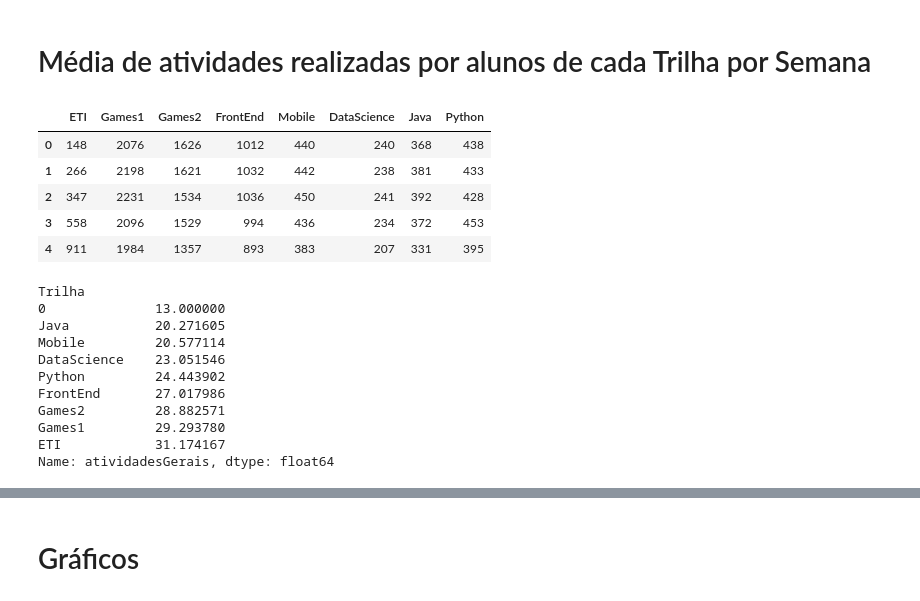
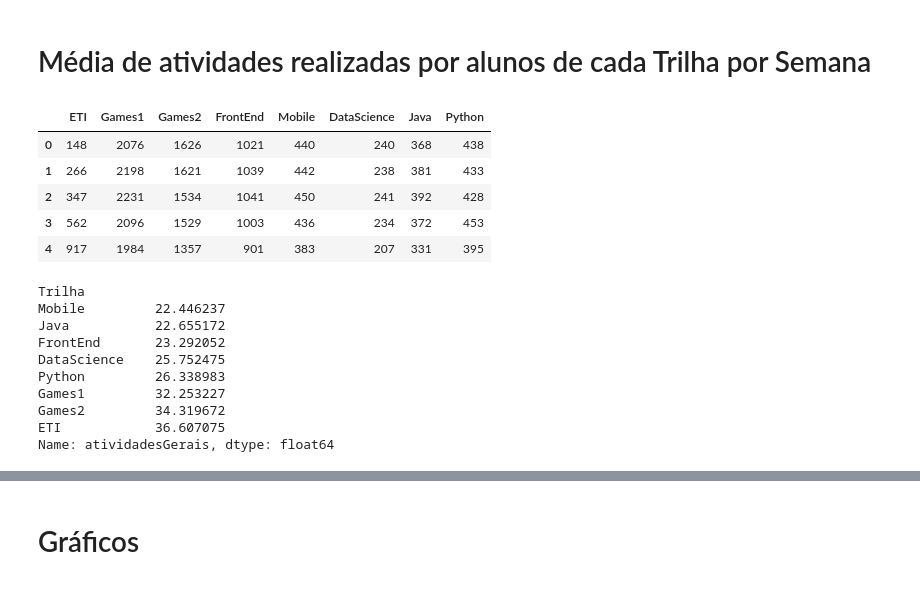
Before and after one commit to marcelopaludetto/aulao-datascience, a Jupyter notebook: aulaoDataScience_atualizado.ipynb, the cells around one changed output, grey strips where cells are left out. Saved outputs shown, nothing was run; the diff lists cells and outputs as text; code cells hidden in the pictures.

```diff
--- a/aulaoDataScience_atualizado.ipynb
+++ b/aulaoDataScience_atualizado.ipynb
@@ -329,3 +306,8 @@ dados[0]
+# %%
+for j in range(N):
+  index = dados[j]['turmaTrilha'].astype(str).str[:2]
+  dados[j]['Trilha'] = index
+  dados[j].Trilha = dados[j].Trilha.map(trilha)
 # %%
 dados[24].Trilha.value_counts()
 # %% [output]
@@ -343,10 +324,10 @@ Name: Trilha, dtype: int64
 # Analisando o número de atividades feitas por semana
 # %%
 alunosAtivosDaSemana = [];
-for i in range(26):
+for i in range(N):
   alunosAtivosDaSemana.append(dados[i].query("atividadesGerais > 0"))
 # %%
-for i in range(26):
+for i in range(N):
   print('Na semana {} foram realidas {} atividades'.format(i+1,sum(alunosAtivosDaSemana[i].atividadesFeitas)))
 # %% [output]
 Na semana 1 foram realidas 28573 atividades
@@ -369,6 +350,6 @@ Na semana 26 foram realidas 34580 atividades
 # %%
 grafico = [];
-for i in range(26):
+for i in range(N):
   grafico.append(sum(alunosAtivosDaSemana[i].atividadesFeitas))
 # %%
 grafico1 = pd.DataFrame({'atividades feitas por semana' : grafico})
@@ -386,35 +367,34 @@ alunosAtivosDaSemana[1].data.count()
 # %% [markdown]
 # Média de atividades realizadas por alunos de cada Trilha por Semana
 # %%
-alunos_semana = pd.DataFrame({'ETI':[alunosAtivosDaSemana[i].query("Trilha == 'ETI'").data.count() for i in range(26)],
-              'Games1':[alunosAtivosDaSemana[i].query("Trilha == 'Games1'").data.count() for i in range(26)],
-              'Games2': [alunosAtivosDaSemana[i].query("Trilha == 'Games2'").data.count() for i in range(26)],
-              'FrontEnd':[alunosAtivosDaSemana[i].query("Trilha == 'FrontEnd'").data.count() for i in range(26)],
-              'Mobile': [alunosAtivosDaSemana[i].query("Trilha == 'Mobile'").data.count() for i in range(26)],
-              'DataScience': [alunosAtivosDaSemana[i].query("Trilha == 'DataScience'").data.count() for i in range(26)],
-              'Java': [alunosAtivosDaSemana[i].query("Trilha == 'Java'").data.count() for i in range(26)],
-              'Python': [alunosAtivosDaSemana[i].query("Trilha == 'Python'").data.count() for i in range(26)]})
+alunos_semana = pd.DataFrame({'ETI':[alunosAtivosDaSemana[i].query("Trilha == 'ETI'").data.count() for i in range(N)],
+              'Games1':[alunosAtivosDaSemana[i].query("Trilha == 'Games1'").data.count() for i in range(N)],
+              'Games2': [alunosAtivosDaSemana[i].query("Trilha == 'Games2'").data.count() for i in range(N)],
+              'FrontEnd':[alunosAtivosDaSemana[i].query("Trilha == 'FrontEnd'").data.count() for i in range(N)],
+              'Mobile': [alunosAtivosDaSemana[i].query("Trilha == 'Mobile'").data.count() for i in range(N)],
+              'DataScience': [alunosAtivosDaSemana[i].query("Trilha == 'DataScience'").data.count() for i in range(N)],
+              'Java': [alunosAtivosDaSemana[i].query("Trilha == 'Java'").data.count() for i in range(N)],
+              'Python': [alunosAtivosDaSemana[i].query("Trilha == 'Python'").data.count() for i in range(N)]})
 alunos_semana.head()
 # %% [output]
 |  | ETI | Games1 | Games2 | FrontEnd | Mobile | DataScience | Java | Python |
-| 0 | 148 | 2076 | 1626 | 1012 | 440 | 240 | 368 | 438 |
-| 1 | 266 | 2198 | 1621 | 1032 | 442 | 238 | 381 | 433 |
-| 2 | 347 | 2231 | 1534 | 1036 | 450 | 241 | 392 | 428 |
-| 3 | 558 | 2096 | 1529 | 994 | 436 | 234 | 372 | 453 |
-| 4 | 911 | 1984 | 1357 | 893 | 383 | 207 | 331 | 395 |
+| 0 | 148 | 2076 | 1626 | 1021 | 440 | 240 | 368 | 438 |
+| 1 | 266 | 2198 | 1621 | 1039 | 442 | 238 | 381 | 433 |
+| 2 | 347 | 2231 | 1534 | 1041 | 450 | 241 | 392 | 428 |
+| 3 | 562 | 2096 | 1529 | 1003 | 436 | 234 | 372 | 453 |
+| 4 | 917 | 1984 | 1357 | 901 | 383 | 207 | 331 | 395 |
 # %%
-dados[24].groupby('Trilha').mean().atividadesGerais.sort_values()
+dados[26].groupby('Trilha').mean().atividadesGerais.sort_values()
 # %% [output]
 Trilha
-0              13.000000
-Java           20.271605
-Mobile         20.577114
-DataScience    23.051546
-Python         24.443902
-FrontEnd       27.017986
-Games2         28.882571
-Games1         29.293780
-ETI            31.174167
+Mobile         22.446237
+Java           22.655172
+FrontEnd       23.292052
+DataScience    25.752475
+Python         26.338983
+Games1         32.253227
+Games2         34.319672
+ETI            36.607075
 Name: atividadesGerais, dtype: float64
 # %%
 alunos_semana.iloc[:,1:].plot(kind = 'box',
```
Also changed, not shown: parts of 27 cells of this notebook.
